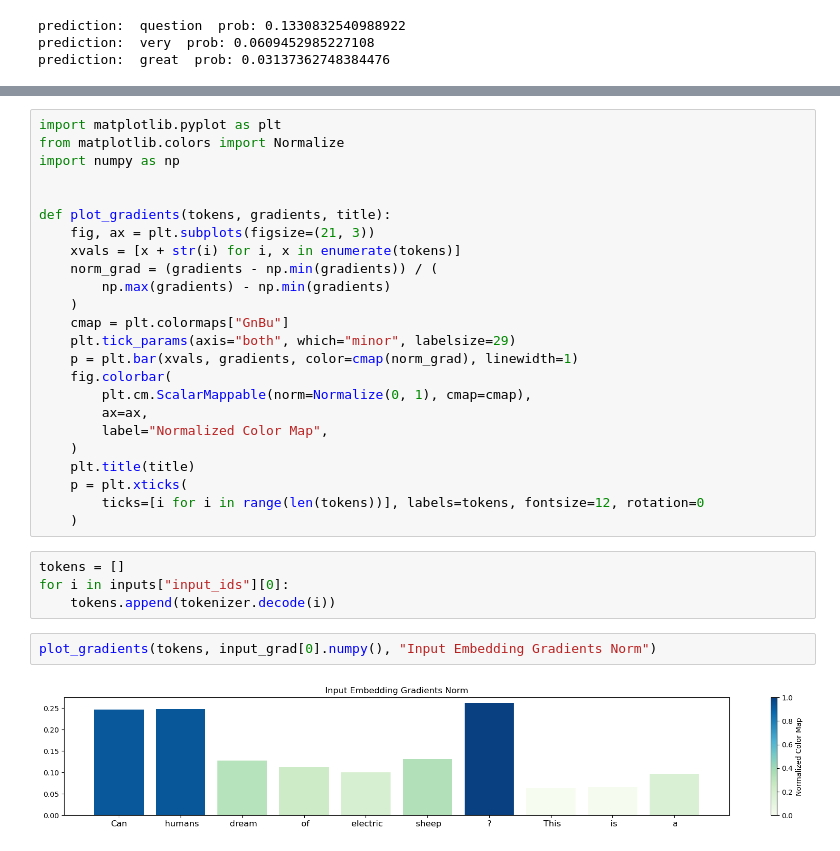
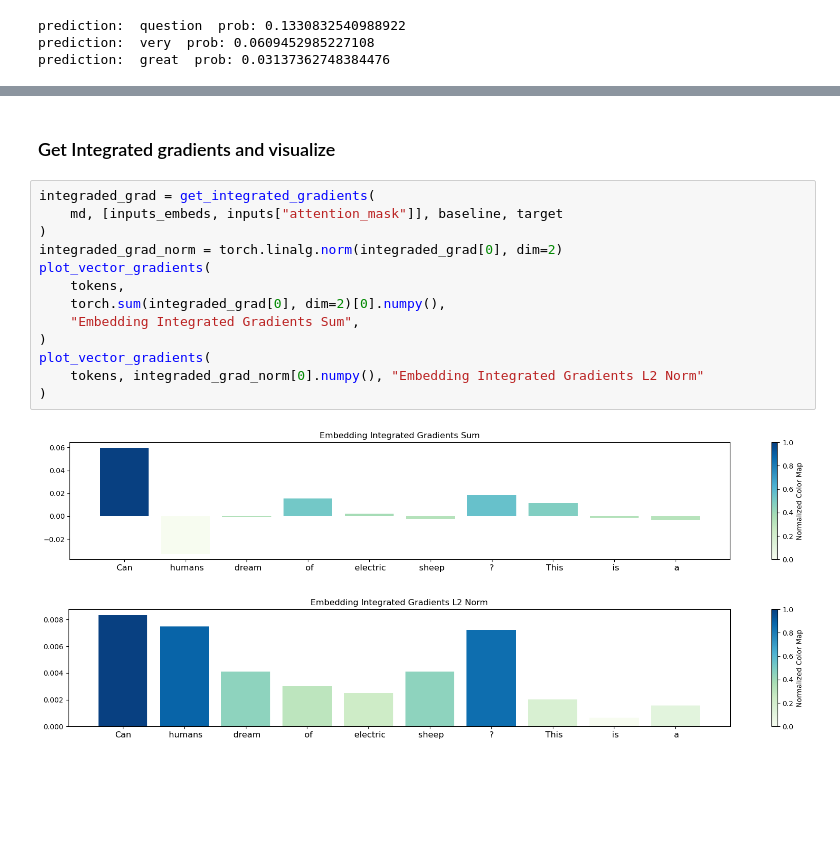
Before and after one commit to ksang/model-diagnostics, a Jupyter notebook: notebooks/demo_lm.ipynb, the cells around one changed output, grey strips where cells are left out. Cells and saved outputs as stored; diff of their text form; blank space fills up the shorter version.

Commit message:
add integrated gradient

```diff
--- a/notebooks/demo_lm.ipynb
+++ b/notebooks/demo_lm.ipynb
@@ -64,32 +81,18 @@ input_grad = torch.linalg.norm(gradients[0], dim=2)
-# %%
-import matplotlib.pyplot as plt
-from matplotlib.colors import Normalize
-import numpy as np
-
-
-def plot_gradients(tokens, gradients, title):
-    fig, ax = plt.subplots(figsize=(21, 3))
-    xvals = [x + str(i) for i, x in enumerate(tokens)]
-    norm_grad = (gradients - np.min(gradients)) / (
-        np.max(gradients) - np.min(gradients)
-    )
-    cmap = plt.colormaps["GnBu"]
-    plt.tick_params(axis="both", which="minor", labelsize=29)
-    p = plt.bar(xvals, gradients, color=cmap(norm_grad), linewidth=1)
-    fig.colorbar(
-        plt.cm.ScalarMappable(norm=Normalize(0, 1), cmap=cmap),
-        ax=ax,
-        label="Normalized Color Map",
-    )
-    plt.title(title)
-    p = plt.xticks(
-        ticks=[i for i in range(len(tokens))], labels=tokens, fontsize=12, rotation=0
-    )
-# %%
-tokens = []
-for i in inputs["input_ids"][0]:
-    tokens.append(tokenizer.decode(i))
+# %% [markdown]
+### Get Integrated gradients and visualize
 # %%
-plot_gradients(tokens, input_grad[0].numpy(), "Input Embedding Gradients Norm")
+integraded_grad = get_integrated_gradients(
+    md, [inputs_embeds, inputs["attention_mask"]], baseline, target
+)
+integraded_grad_norm = torch.linalg.norm(integraded_grad[0], dim=2)
+plot_vector_gradients(
+    tokens,
+    torch.sum(integraded_grad[0], dim=2)[0].numpy(),
+    "Embedding Integrated Gradients Sum",
+)
+plot_vector_gradients(
+    tokens, integraded_grad_norm[0].numpy(), "Embedding Integrated Gradients L2 Norm"
+)
 # %% [output]
-[figure, old version]
+[figure, new version]
+[figure, added]
```
Also changed, not shown: parts of 2 cells of this notebook, 8 other files.
